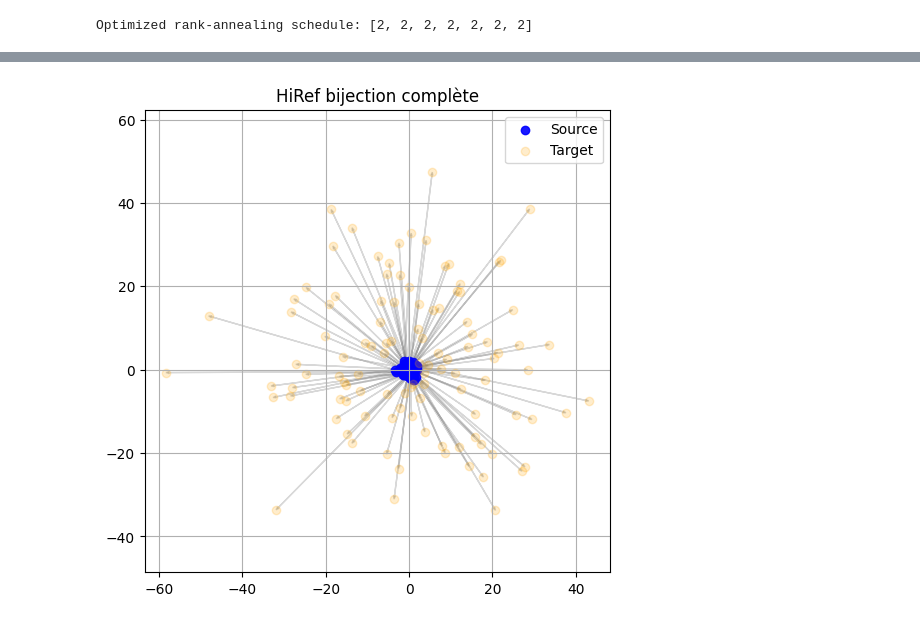
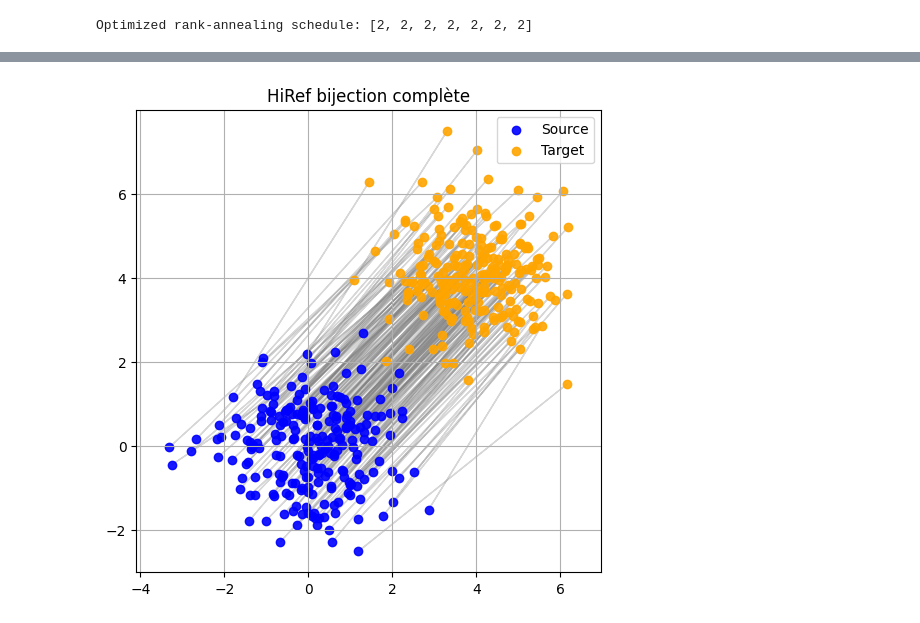
Before and after one commit to PaulToudret/ENSAE-OT_Projet, a Jupyter notebook: OT_Demo.ipynb, the cells around one changed output, grey strips where cells are left out. Drawn from its saved outputs; the diff is of its cells as text; code cells hidden in the pictures.

```diff
--- a/OT_Demo.ipynb
+++ b/OT_Demo.ipynb
@@ -85,7 +85,7 @@ def create_points(rng, n, d):
     """
     rngs = jax.random.split(rng, 2)
     x = jax.random.normal(rngs[0], (n, d))
-    y = jax.random.normal(rngs[1], (n, d))*20
+    y = jax.random.normal(rngs[1], (n, d)) + 4
     #y = jax.random.uniform(rngs[1], (n, d), minval=4, maxval=8)
     return x, y
 # %%
@@ -598,18 +598,20 @@ def get_initializer(rank):
 
 
 @functools.lru_cache(maxsize=10)
-def get_solver(rank):
+def get_solver(rank, lse_mode):
     """
     This function is used to keep in cache the solver initialized with the rank.
     Thanks to jax.jit we can compile the function once and use it multiple times.
     """
     initializer = get_initializer(rank)
+
     solver = jax.jit(LRSinkhorn(
         rank=rank,
         initializer=initializer,
-        gamma=1e5,
-        min_iterations=20,
-        threshold=1e-3
+        gamma=1e4,
+        gamma_rescale=True,
+        kwargs_dys = {'min_entry_value' : 1/rank * (1- 1e-3)},
+        lse_mode=lse_mode,
         ))
 
     return jax.jit(solver)
@@ -668,6 +670,8 @@ def hiref_solver(
     correspondances = []
     start = time.time()
     stats = [(0, start, 1, 0)]  # (t, n_s, n_c, depth)
+    blocks = []  # Liste pour stocker les blocs traités
+    transport = []  # Liste pour stocker les plans de transport
 
     # Chaque élément de la pile est (x_block, y_block, martingal X, martingal Y depth)
     stack = [(X, Y, 0)]
@@ -679,9 +683,10 @@ def hiref_solver(
 
         tempo = time.time() - start
         t += 1
+        nb = len(x_block)
         ns = len(stack)
         nc = len(correspondances)
-        print(f"{t} : {depth} : [Stack size: {ns}] [Correspondences size: {nc}]", end="\r")
+        print(f"{t} : {depth} : [Stack size: {ns}] [Correspondences size: {nc}]", end="\n")
 
 
         # Condition de sortie de notre boucle while. On veut que tous les éléments finissent à cette étape
@@ -695,12 +700,13 @@ def hiref_solver(
         ### BLOC DE RESOLUTION DES SOUS CLUSTERS
         # Géométrie
         geom = pointcloud.PointCloud(x_block, y_block)
+        #lse_mode = (geom.mean_cost_matrix / geom.epsilon) > 80.0
 
         # Problème de transport
         ot_prob = linear_problem.LinearProblem(geom)        # pour l'instant on reste avec des lois uniformes
 
         # Initialiseur + solveur Low-Rank Sinkhorn
-        solver = get_solver(rank)
+        solver = get_solver(rank, lse_mode=True)
 
         # Résoudre le problème de transport
         out = solver(ot_prob)
@@ -708,6 +714,8 @@ def hiref_solver(
         # Récupérer Q et R
         Q = out.q
         R = out.r
+
+        transport_plan = jnp.dot(Q, R.T)
 
         q_labels = jnp.argmax(Q, axis=1)
         r_labels = jnp.argmax(R, axis=1)
@@ -720,15 +728,26 @@ def hiref_solver(
             if len(idx_x) == 0 or len(idx_y) == 0:
                 continue  # Ignore clusters vides
 
+            min_len = min(len(idx_x), len(idx_y))
+            if min_len == 0:
+                continue
+
+            idx_x = idx_x[:min_len]
+            idx_y = idx_y[:min_len]
+
             x_subblock = x_block[idx_x]
             y_subblock = y_block[idx_y]
 
             # Ajouter le sous-bloc à la pile
             stack.append((x_subblock, y_subblock, depth + 1))
 
-        stats.append((t, tempo, ns, nc))
+        print(f"taille : {nb}, rank : {rank}, idx_x : {len(idx_x)}, idx_y : {len(idx_y)}", end="\n")
 
-    return correspondances, stats
+        stats.append((t, tempo, ns, nc, (nb, len(q_labels), len(r_labels), rank)))
+        blocks.append((x_subblock, y_subblock, depth + 1))
+        transport.append(transport_plan)
+
+    return correspondances, stats, blocks, transport
 # %% [markdown]
 # Exemple
 # %% [markdown]
@@ -757,5 +776,5 @@ rs2 = optimal_rank_schedule(n=n, hierarchy_depth=10, max_Q=int(2), max_rank=2)
 # %% [output]
 Optimized rank-annealing schedule: [2, 2, 2, 2, 2, 2, 2]
 # %%
-corresp1, stats1 = hiref_solver(x, y, rank_schedule=rs1)
+corresp1, stats1, blocks1, transport1 = hiref_solver(x, y, rank_schedule=rs1)
 # %% [output]
@@ -767,23 +830,23 @@ corresp2, stats2 = hiref_solver(x, y, rank_schedule=rs2)
 # %%
 plt.figure(figsize=(6, 6))
 
 for xi, yj in corresp1:
     plt.arrow(xi[0], xi[1],
               yj[0] - xi[0],
               yj[1] - xi[1],
-              head_width=0.5, alpha=0.3, length_includes_head=True, color="gray")
+              head_width=0.0, alpha=0.3, length_includes_head=False, color="gray")
 
 # Affichage des nuages
 plt.scatter([xi[0] for xi, _ in corresp1], [xi[1] for xi, _ in corresp1],
             color='blue', alpha=0.9, label='Source')
 
 plt.scatter([yj[0] for _, yj in corresp1], [yj[1] for _, yj in corresp1],
-            color='orange', alpha=0.2, label='Target')
+            color='orange', alpha=0.9, label='Target')
 
 plt.legend()
 plt.title("HiRef bijection complète")
 plt.axis("equal")
 plt.grid(True)
 plt.show()
 # %% [output]
-[figure, old version]
+[figure, new version]
```
Also changed, not shown: parts of 7 cells of this notebook.
